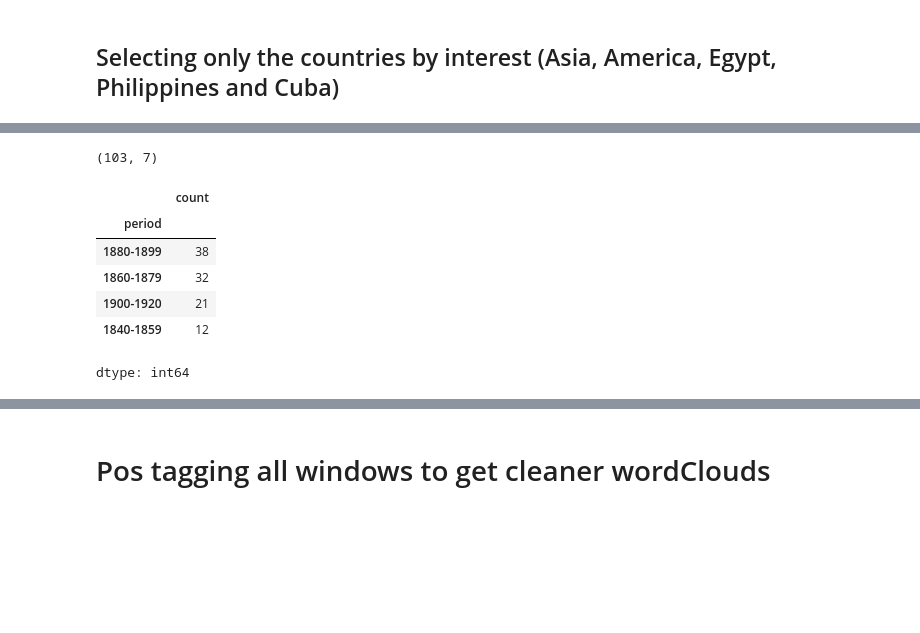
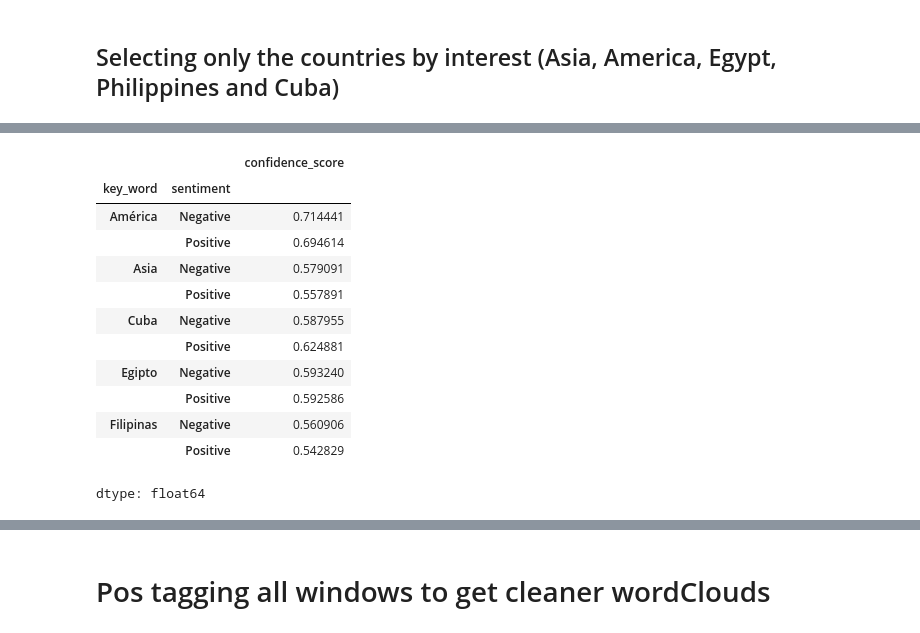
Before and after one commit to laxravg/ELTec, a Jupyter notebook: SentimentAnalysisELTeC.ipynb, the cells around one changed output, grey strips where cells are left out. Cells and saved outputs as stored; diff of their text form; code cells hidden in the pictures; blank space fills up the shorter version.

```diff
--- a/SentimentAnalysisELTeC.ipynb
+++ b/SentimentAnalysisELTeC.ipynb
@@ -290,20 +297,22 @@ df.shape
 countries = ['Cuba', 'Asia', 'América', 'Egipto', 'Filipinas']
 regex = '|'.join(map(re.escape, countries))
 df = df[df['key_word'].str.contains(regex, case=False, na=False)]
-# %%
-df.shape
-# %% [output]
-(103, 7)
-# %%
-df['period'].value_counts()
-# %% [output]
-|  | count |
-| period |  |
-| 1880-1899 | 38 |
-| 1860-1879 | 32 |
-| 1900-1920 | 21 |
-| 1840-1859 | 12 |
-dtype: int64
+# %%
+df.groupby(['key_word', 'sentiment'])['confidence_score'].mean()
+# %% [output]
+|  |  | confidence_score |
+| key_word | sentiment |  |
+| América | Negative | 0.714441 |
+|  | Positive | 0.694614 |
+| Asia | Negative | 0.579091 |
+|  | Positive | 0.557891 |
+| Cuba | Negative | 0.587955 |
+|  | Positive | 0.624881 |
+| Egipto | Negative | 0.593240 |
+|  | Positive | 0.592586 |
+| Filipinas | Negative | 0.560906 |
+|  | Positive | 0.542829 |
+dtype: float64
 # %%
 df.groupby('key_word')['sentiment'].value_counts().unstack(fill_value=0)
 # %% [output]
```
Also changed, not shown: parts of 35 cells of this notebook.
